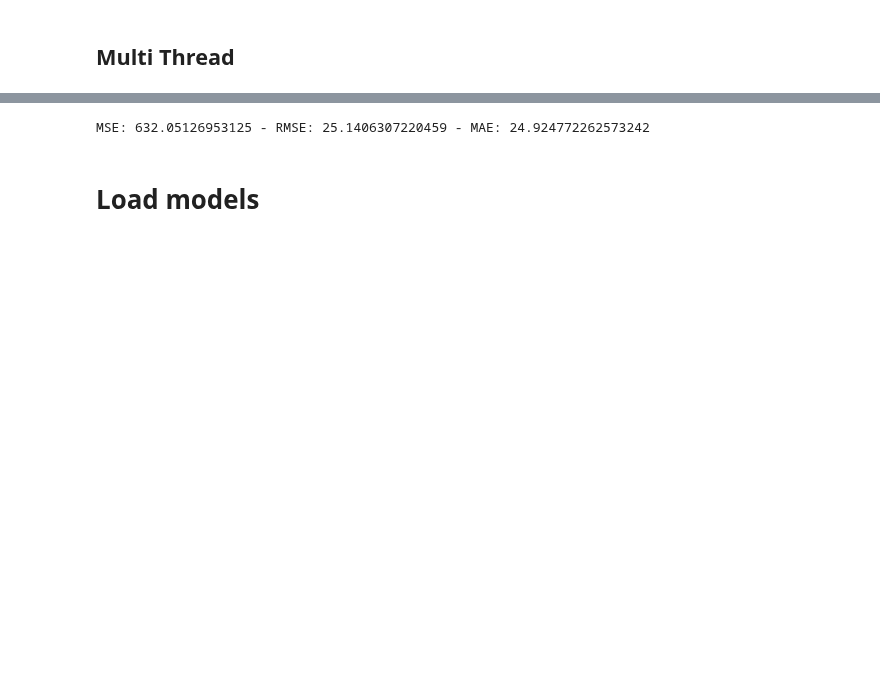
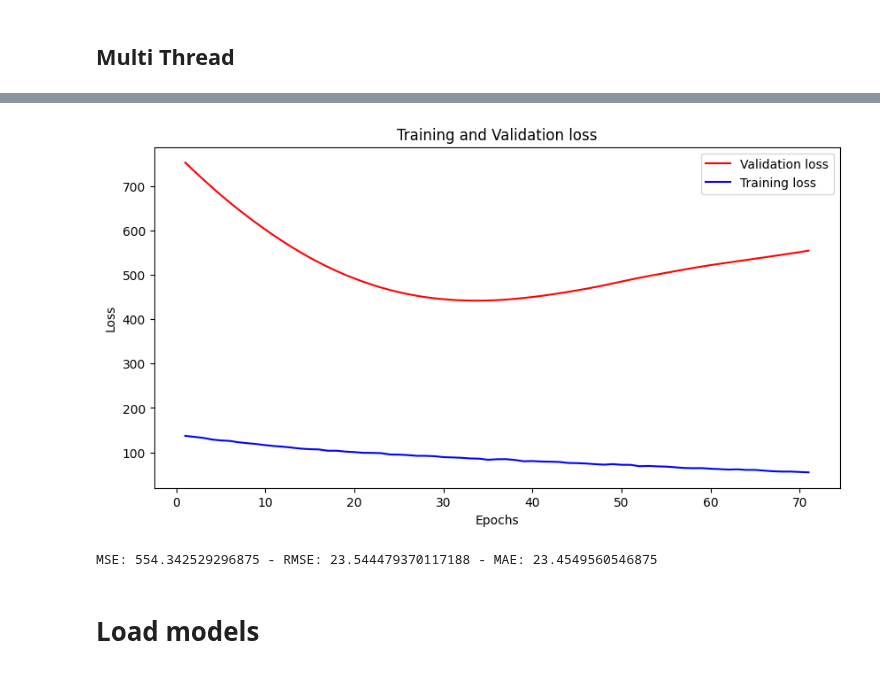
Before and after one commit to FrancoCabezasPoblete/resource-prediction-study, a Jupyter notebook: notebooks/modelFeedForward.ipynb, the cells around one changed output, grey strips where cells are left out. Drawn from its saved outputs; the diff is of its cells as text; code cells hidden in the pictures; blank space fills up the shorter version.

```diff
--- a/notebooks/modelFeedForward.ipynb
+++ b/notebooks/modelFeedForward.ipynb
@@ -334,5 +344,5 @@ Mejor valor de pérdida en validación: 118.88919830322266
 # %%
 # configuration optuna
 study_mm = optuna.create_study(direction='minimize', sampler=sampler)
-study_mm.optimize(lambda trial: objective(trial, X_mm_train, y_mm_train, X_mm_test, y_mm_test, len(features), 1), n_trials=n_trials)
+study_mm.optimize(lambda trial: objective(trial, X_mm_train, y_mm_train, X_mm_test, y_mm_test, y_mm_scaler, len(features), 1), n_trials=n_trials)
 # %% [output]
@@ -523,10 +577,10 @@ if study_st is not None:
 	wd = study_mm.best_trial.params['weight_decay']
 	num_epochs = study_mm.best_trial.params['num_epochs']
 else:
-	dropout = 0.2341957682464934
-	lr = 0.005214775254501407
-	wd = 0.0028270900999294063
-	num_epochs = 30
+	dropout = 0.40622481909537167
+	lr = 1.5169529573314291e-05
+	wd = 1.2379849225037556e-05
+	num_epochs = 74
 # %%
 # multi thread model initialization
 model_mm = FeedforwardModel(input_dim, output_dim)
@@ -535,8 +589,14 @@ if DEVICE.type == 'cuda':
 criterion_mm = nn.MSELoss()
 optimizer_mm = optim.AdamW(model_mm.parameters(), lr=lr, weight_decay=wd)
 
+history = {
+	'loss': [],
+	'val_loss': []
+}
+
+y_train_inv_scaled = inv_scaling(y_mm_train, y_mm_scaler)
+y_test_inv_scaled = inv_scaling(y_mm_test, y_mm_scaler)
 model_mm.train()
-
 for epoch in range(num_epochs):
 	optimizer_mm.zero_grad()
 	output = model_mm(X_mm_train)
@@ -544,12 +604,18 @@ for epoch in range(num_epochs):
 	loss.backward()
 	optimizer_mm.step()
 	# validation
-	if (epoch+1) % 10 == 0 or epoch == num_epochs-1:
-		model_mm.eval()
-		with torch.no_grad():
-			val_predictions = model_mm(X_mm_test)
-			val_loss = criterion_mm(val_predictions, y_mm_test)
-		val_loss_final = val_loss.item()
-		print(f'Epoch {epoch+1}/{num_epochs}, Loss: {loss.item()}, Val Loss: {val_loss.item()}')
-		model_mm.train()
+	#if (epoch+1) % 10 == 0 or epoch == num_epochs-1:
+	model_mm.eval()
+	output_inv_scaled = inv_scaling(output, y_mm_scaler, True)
+	loss_inv_scaled = mean_squared_error(y_train_inv_scaled, output_inv_scaled)
+	with torch.no_grad():
+		predictions = model_mm(X_mm_test)
+		val_loss = criterion_mm(predictions, y_mm_test)
+
+		predictions_inv_scaled = inv_scaling(predictions, y_mm_scaler)
+		val_loss_inv_scaled = mean_squared_error(y_test_inv_scaled, predictions_inv_scaled)
+		history['loss'].append(loss_inv_scaled.item())
+		history['val_loss'].append(val_loss_inv_scaled.item())
+	print(f'Epoch {epoch+1}/{num_epochs}, Loss: {loss_inv_scaled.item()}, Val Loss: {val_loss_inv_scaled.item()}')
+	model_mm.train()
 # %% [output]
@@ -559,11 +639,9 @@ Epoch 28/28, Loss: 86.82102966308594, Val Loss: 632.05126953125
-# %%
-model_mm.eval()
-with torch.no_grad():
-	preds = model_mm(X_mm_test).cpu().numpy().flatten()
-mse = mean_squared_error(y_mm_test.cpu().numpy().flatten(), preds)
-print(f"MSE: {mse} - RMSE: {np.sqrt(mse)} - MAE: {mean_absolute_error(y_mm_test.cpu().numpy().flatten(), preds)}")
-# %% [output]
-MSE: 632.05126953125 - RMSE: 25.1406307220459 - MAE: 24.924772262573242
+# %%
+plot_loss(history)
+evaluate_model(model_mm, X_mm_test, y_mm_test, y_mm_scaler)
+# %% [output]
+[figure, added]
+MSE: 554.342529296875 - RMSE: 23.544479370117188 - MAE: 23.4549560546875
 # %%
 # save model
 torch.save(model_mm, f'{models_folder}/multi_thread.pt')
```
Also changed, not shown: parts of 32 cells of this notebook, 38 other files.
